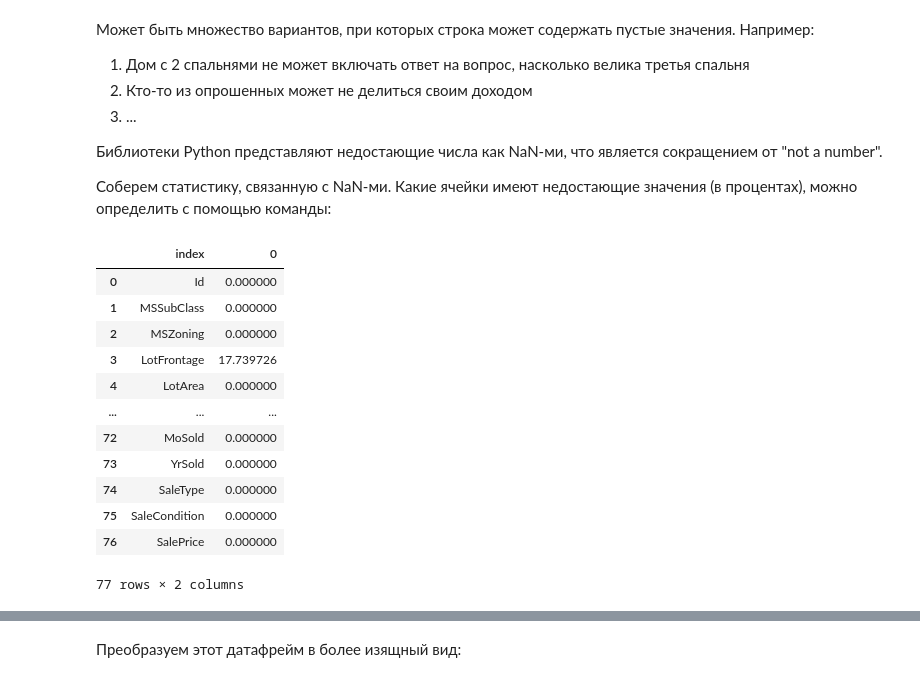
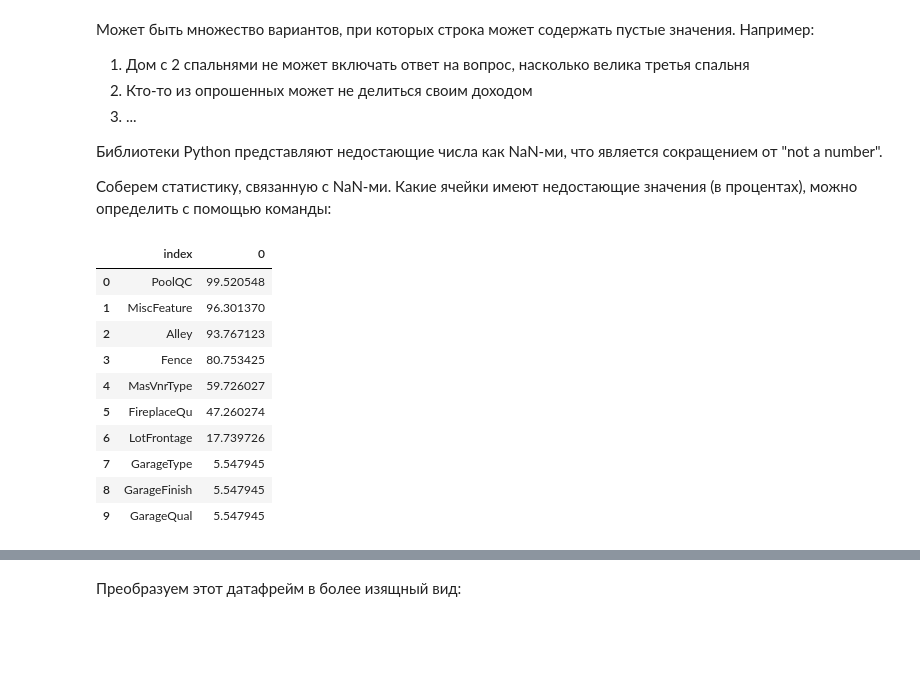
Before and after one commit to alice3e/spbu-ai-fundamentals, a Jupyter notebook: practicum_2/practicum_2.ipynb, the cells around one changed output, grey strips where cells are left out. Saved outputs shown, nothing was run; the diff lists cells and outputs as text; code cells hidden in the pictures; blank space fills up the shorter version.

```diff
--- a/practicum_2/practicum_2.ipynb
+++ b/practicum_2/practicum_2.ipynb
@@ -380,19 +380,17 @@ train_df.drop(
 
 Соберем статистику, связанную с NaN-ми. Какие ячейки имеют недостающие значения (в процентах), можно определить с помощью команды:
 # %%
-nan_df = (train_df.isnull().mean() * 100).reset_index()
-nan_df
+nan_df = (train_df.isnull().mean() * 100).sort_values(ascending=False).reset_index()
+nan_df.head(10)
 # %% [output]
 |  | index | 0 |
-| 0 | Id | 0.000000 |
-| 1 | MSSubClass | 0.000000 |
-| 2 | MSZoning | 0.000000 |
-| 3 | LotFrontage | 17.739726 |
-| 4 | LotArea | 0.000000 |
-| ... | ... | ... |
-| 72 | MoSold | 0.000000 |
-| 73 | YrSold | 0.000000 |
-| 74 | SaleType | 0.000000 |
-| 75 | SaleCondition | 0.000000 |
-| 76 | SalePrice | 0.000000 |
+| 0 | PoolQC | 99.520548 |
+| 1 | MiscFeature | 96.301370 |
+| 2 | Alley | 93.767123 |
+| 3 | Fence | 80.753425 |
+| 4 | MasVnrType | 59.726027 |
+| 5 | FireplaceQu | 47.260274 |
+| 6 | LotFrontage | 17.739726 |
+| 7 | GarageType | 5.547945 |
+| 8 | GarageFinish | 5.547945 |
+| 9 | GarageQual | 5.547945 |
-77 rows × 2 columns
```
Also changed, not shown: parts of 5 cells of this notebook, 1 other file.
